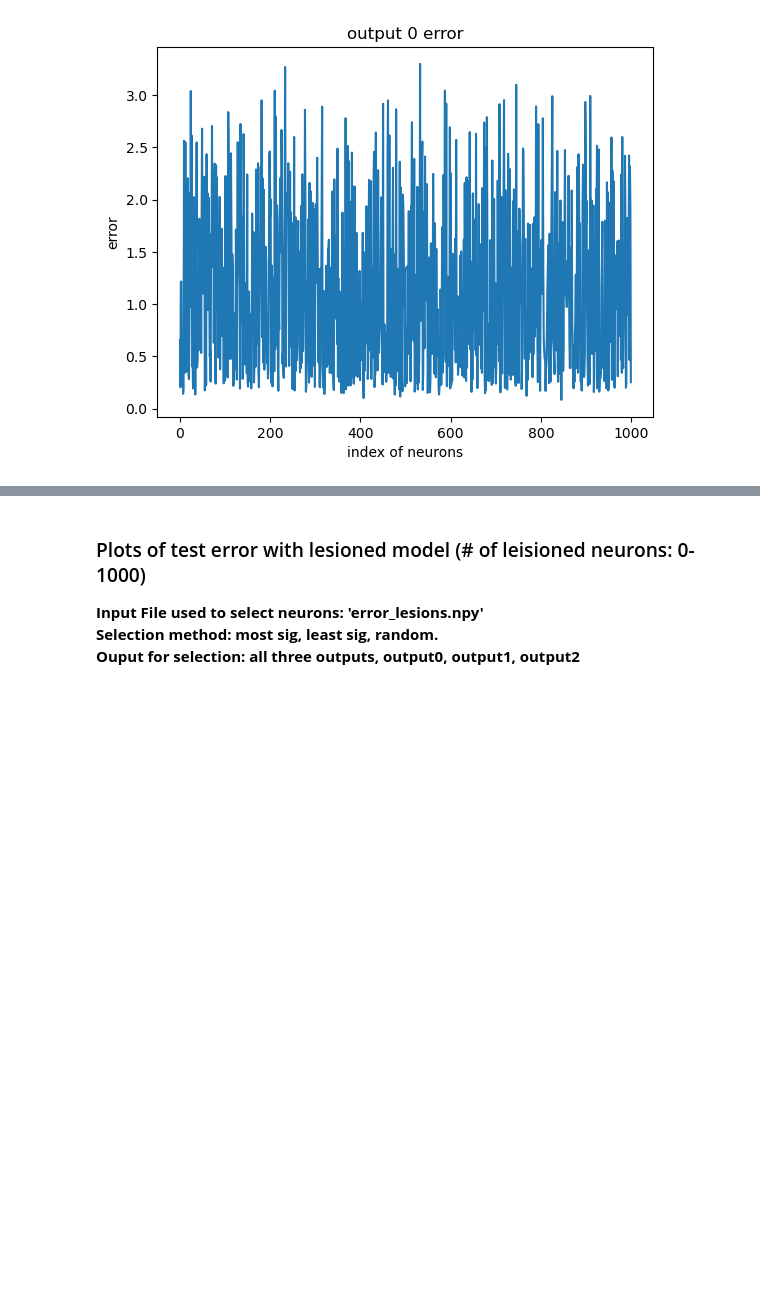
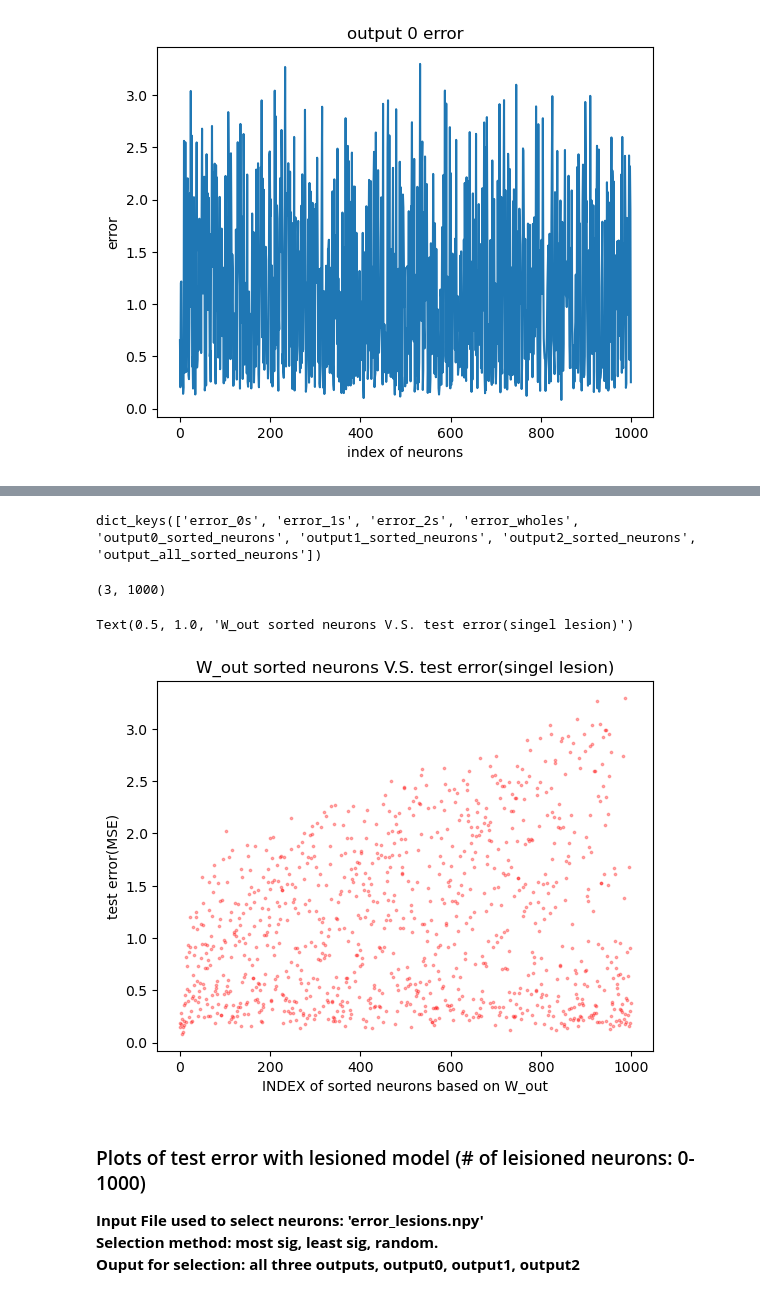
Before and after one commit to Noahkong12/TriceratopsWithLesion, a Jupyter notebook: ESN-WM/plot_weights_and_internals.ipynb, the cells around one changed output, grey strips where cells are left out. Drawn from its saved outputs; the diff is of its cells as text; code cells hidden in the pictures; blank space fills up the shorter version.

```diff
--- a/ESN-WM/plot_weights_and_internals.ipynb
+++ b/ESN-WM/plot_weights_and_internals.ipynb
@@ -155,3 +167,34 @@ Text(0.5, 1.0, 'output 0 error')
+# %%
+single_neuron_significance_metrics.keys()
+# %% [output]
+dict_keys(['error_0s', 'error_1s', 'error_2s', 'error_wholes', 'output0_sorted_neurons', 'output1_sorted_neurons', 'output2_sorted_neurons', 'output_all_sorted_neurons'])
+# %%
+import matplotlib.pyplot as plt
+import numpy as np
+
+W_out = np.load("W_out.npy")
+
+error_0s = single_neuron_significance_metrics['error_0s']
+error_1s = single_neuron_significance_metrics['error_1s']
+error_2s = single_neuron_significance_metrics['error_2s']
+error_wholes = single_neuron_significance_metrics['error_wholes']
+# %%
+W_out.shape
+# %% [output]
+(3, 1000)
+# %%
+# sort neurons based W_out with all outputs
+# using R2 norms, sorted low -> high
+norms_all = np.linalg.norm(W_out, ord=None, axis=0, keepdims=False)
+sorted_neurons = np.argsort(norms_all)
+# %%
+plt.scatter(range(1000), error_wholes[sorted_neurons], c='red', alpha=0.3, marker='o', s=3)
+plt.xlabel('INDEX of sorted neurons based on W_out')
+plt.ylabel('test error(MSE)')
+plt.title('W_out sorted neurons V.S. test error(singel lesion)')
+# %% [output]
+Text(0.5, 1.0, 'W_out sorted neurons V.S. test error(singel lesion)')
+[figure, added]
 # %% [markdown]
 ### Plots of test error with lesioned model (# of leisioned neurons: 0-1000)
 **Input File used to select neurons: 'error_lesions.npy'**
```
Also changed, not shown: parts of 3 cells of this notebook, 1 other file.
